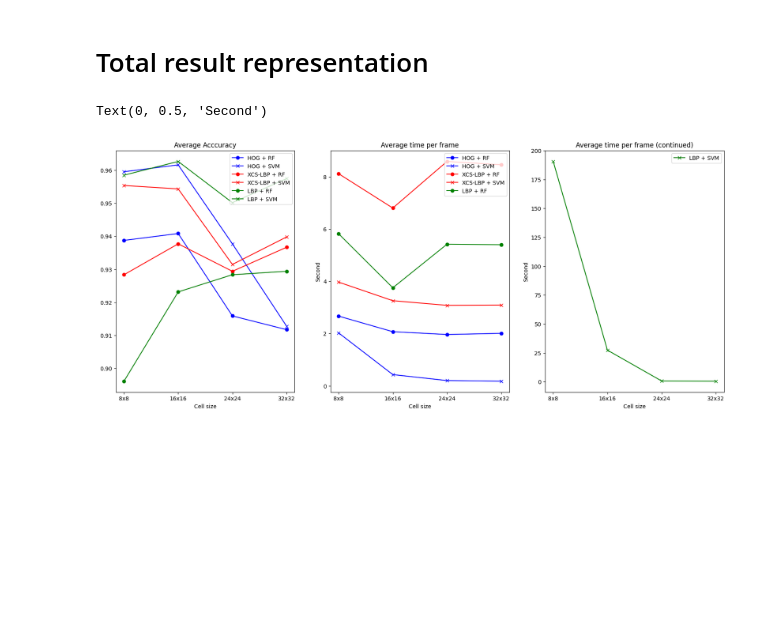
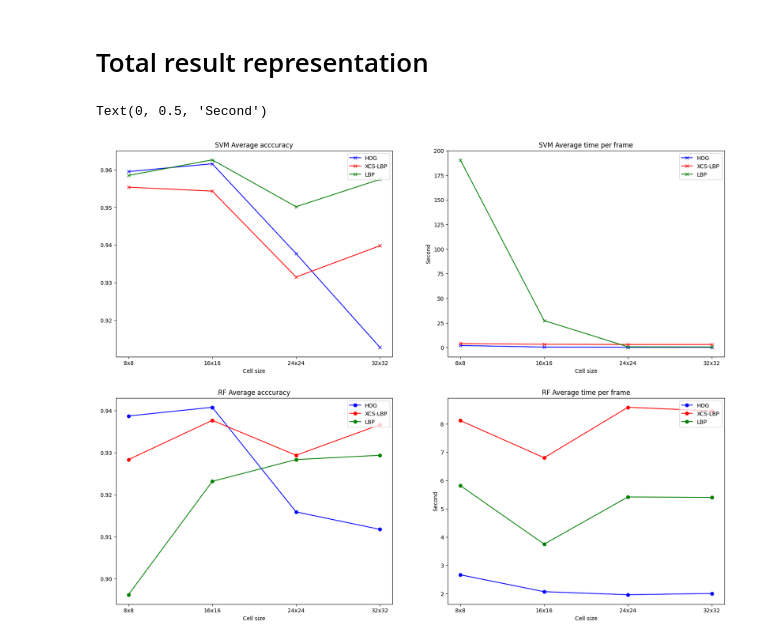
Before and after one commit to Anthony-D11/realtime-pedestrian-detection, a Jupyter notebook: main.ipynb, the cells around one changed output. Saved outputs shown, nothing was run; the diff lists cells and outputs as text; code cells hidden in the pictures; blank space fills up the shorter version.

Commit message:
Make changes to graph

```diff
--- a/main.ipynb
+++ b/main.ipynb
@@ -1615,53 +1610,57 @@ Text(0, 0.5, 'Second')
 # %%
 import matplotlib.pyplot as plt
 
 cell_sizes_text = ["8x8", "16x16", "24x24", "32x32"]
 # rf_hog_accuracy = [0.9387331256490135, 0.940809968847352, 0.9158878504672897, 0.9117341640706127]
 # svc_hog_accuracy = [0.9595015576323987, 0.9615784008307373, 0.9376947040498442, 0.9127725856697819]
 # rf_hog_time_per_frame = [2.6666223049163817, 2.0697158098220827, 1.9624993562698365, 2.007090210914612]
 # svc_hog_time_per_frame = [2.02322998046875, 0.42906386852264405, 0.20055906772613524, 0.17805135250091553]
 
 # rf_xcs_lbp_accuracy = [0.9283489096573209, 0.9376947040498442, 0.9293873312564901, 0.936656282450675]
 # svc_xcs_lbp_accuracy = [0.9553478712357217, 0.9543094496365524, 0.9314641744548287, 0.9397715472481828]
 # rf_xcs_lbp_time_per_frame = [8.11460475921631, 6.802099657058716, 8.58444390296936, 8.459028673171996]
 # svc_xcs_lbp_time_per_frame = [3.966744303703308, 3.25600802898407, 3.0785675048828125, 3.0885470867156983]
 
 # rf_lbp_accuracy = [0.8961578400830738, 0.9231568016614745, 0.9283489096573209, 0.9293873312564901]
 # svc_lbp_accuracy = [0.9584631360332295, 0.9626168224299065, 0.9501557632398754, 0.9574247144340602]
 # rf_lbp_time_per_frame = [5.817544221878052, 3.7501853704452515, 5.417615175247192, 5.399327635765076]
 # svc_lbp_time_per_frame = [190.5886781692505, 27.33488872051239, 0.694732928276062, 0.540520715713501]
 
 # rf_surf_accuracy = [0.7840083073727934, 0.7798546209761164, 0.7860851505711319, 0.7840083073727934, 0.7871235721703012, 0.7829698857736241, 0.7590861889927311, 0.778816199376947]
 # svc_surf_accuracy = [0.7580477673935618, 0.7653167185877466, 0.8016614745586709, 0.7757009345794392, 0.77466251298027, 0.7871235721703012, 0.7559709241952233, 0.7912772585669782]
 # rf_surf_time_per_frame = [2.4555306911468504, 2.4622013568878174, 4.16195924282074, 6.017788243293762, 5.948279356956482, 4.255401587486267, 4.332096266746521, 6.117926001548767]
 # svc_surf_time_per_frame = [0.5975684642791748, 0.6214603662490845, 0.7729624509811401, 0.7960362434387207, 0.8790737628936768, 1.5154230117797851, 1.5380515575408935, 1.3632521867752074]
 
-fig, (ax1, ax2, ax3) = plt.subplots(1, 3, figsize=(20, 8))
-ax1.plot(cell_sizes_text, rf_hog_accuracy, marker='o', color='blue', label='HOG + RF')
-ax1.plot(cell_sizes_text, svc_hog_accuracy, marker='x', color='blue', label='HOG + SVM')
-ax1.plot(cell_sizes_text, rf_xcs_lbp_accuracy, marker='o', color='red', label='XCS-LBP + RF')
-ax1.plot(cell_sizes_text, svc_xcs_lbp_accuracy, marker='x', color='red', label='XCS-LBP + SVM')
-ax1.plot(cell_sizes_text, rf_lbp_accuracy, marker='o', color='green', label='LBP + RF')
-ax1.plot(cell_sizes_text, svc_lbp_accuracy, marker='x', color='green', label='LBP + SVM')
-ax1.legend(loc='upper right')
-ax1.set_title('Average Acccuracy')
-ax1.set_xlabel('Cell size')
+fig, ((ax11, ax12), (ax21, ax22)) = plt.subplots(2, 2, figsize=(20, 15))
+ax11.plot(cell_sizes_text, svc_hog_accuracy, marker='x', color='blue', label='HOG')
+ax11.plot(cell_sizes_text, svc_xcs_lbp_accuracy, marker='x', color='red', label='XCS-LBP')
+ax11.plot(cell_sizes_text, svc_lbp_accuracy, marker='x', color='green', label='LBP')
+ax11.legend(loc='upper right')
+ax11.set_title('SVM Average acccuracy')
+ax11.set_xlabel('Cell size')
 
-ax2.plot(cell_sizes_text, rf_hog_time_per_frame, marker='o', color='blue', label='HOG + RF')
-ax2.plot(cell_sizes_text, svc_hog_time_per_frame, marker='x', color='blue', label='HOG + SVM')
-ax2.plot(cell_sizes_text, rf_xcs_lbp_time_per_frame, marker='o', color='red', label='XCS-LBP + RF')
-ax2.plot(cell_sizes_text, svc_xcs_lbp_time_per_frame, marker='x', color='red', label='XCS-LBP + SVM')
-ax2.plot(cell_sizes_text, rf_lbp_time_per_frame, marker='o', color='green', label='LBP + RF')
-ax2.legend(loc='upper right')
-ax2.set_title('Average time per frame')
-ax2.set_xlabel('Cell size')
-ax2.set_ylabel('Second')
+ax12.plot(cell_sizes_text, svc_hog_time_per_frame, marker='x', color='blue', label='HOG')
+ax12.plot(cell_sizes_text, svc_xcs_lbp_time_per_frame, marker='x', color='red', label='XCS-LBP')
+ax12.plot(cell_sizes_text, svc_lbp_time_per_frame, marker='x', color='green', label='LBP')
+ax12.legend(loc='upper right')
+ax12.set_title('SVM Average time per frame')
+ax12.set_xlabel('Cell size')
+ax12.set_ylabel('Second')
 
-ax3.plot(cell_sizes_text, svc_lbp_time_per_frame, marker='x', color='green', label='LBP + SVM')
-ax3.legend(loc='upper right')
-ax3.set_title('Average time per frame (continued)')
-ax3.set_xlabel('Cell size')
-ax3.set_ylabel('Second')
+ax21.plot(cell_sizes_text, rf_hog_accuracy, marker='o', color='blue', label='HOG')
+ax21.plot(cell_sizes_text, rf_xcs_lbp_accuracy, marker='o', color='red', label='XCS-LBP')
+ax21.plot(cell_sizes_text, rf_lbp_accuracy, marker='o', color='green', label='LBP')
+ax21.legend(loc='upper right')
+ax21.set_title('RF Average acccuracy')
+ax21.set_xlabel('Cell size')
+
+ax22.plot(cell_sizes_text, rf_hog_time_per_frame, marker='o', color='blue', label='HOG')
+ax22.plot(cell_sizes_text, rf_xcs_lbp_time_per_frame, marker='o', color='red', label='XCS-LBP')
+ax22.plot(cell_sizes_text, rf_lbp_time_per_frame, marker='o', color='green', label='LBP')
+ax22.legend(loc='upper right')
+ax22.set_title('RF Average time per frame')
+ax22.set_xlabel('Cell size')
+ax22.set_ylabel('Second')
 # %% [output]
 Text(0, 0.5, 'Second')
-[figure, old version]
+[figure, new version]
```
Also changed, not shown: parts of 1 cell of this notebook.
